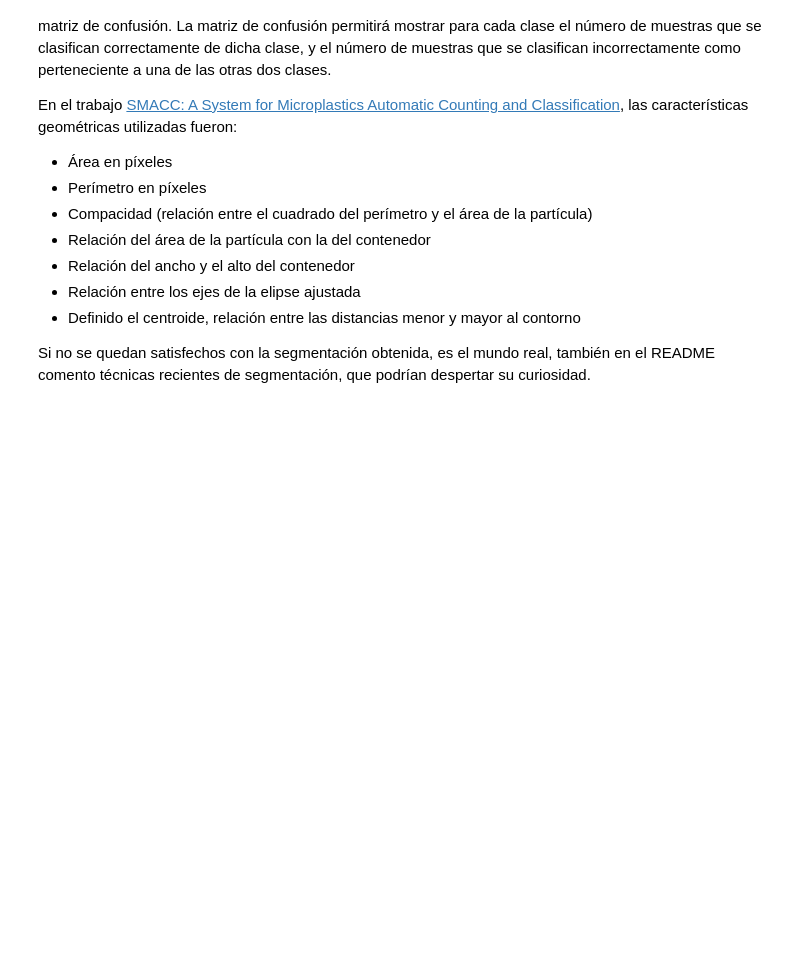
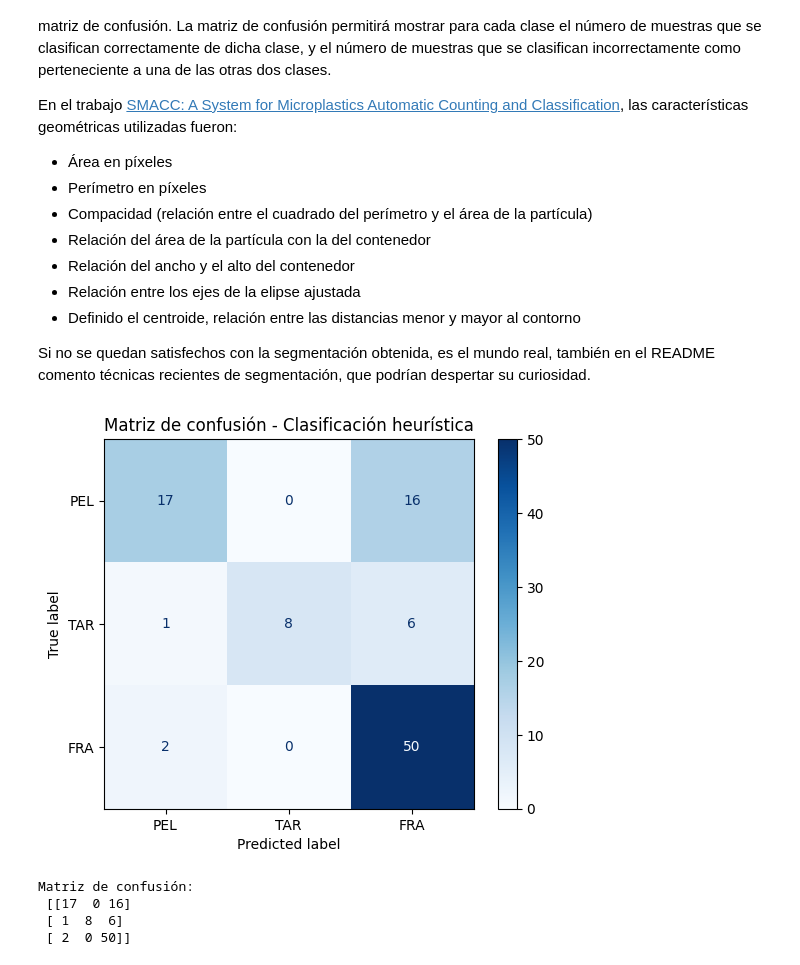
Before and after one commit to davidmrnd/VC, a Jupyter notebook: P3/VC_P3.ipynb, the cells around one changed output. Drawn from its saved outputs; the diff is of its cells as text; code cells hidden in the pictures; blank space fills up the shorter version.

Commit message:
matriz de confusion

```diff
--- a/P3/VC_P3.ipynb
+++ b/P3/VC_P3.ipynb
@@ -202,3 +222,22 @@ En el trabajo [SMACC: A System for Microplastics Automatic Counting and Classifi
 - Definido el centroide, relación entre las distancias menor y mayor al contorno
 
 Si no se quedan satisfechos con la segmentación obtenida, es el mundo real, también en el README comento técnicas recientes de segmentación, que podrían despertar su curiosidad.
+# %%
+# --- Calcular y mostrar matriz de confusión ---
+labels = ['PEL', 'TAR', 'FRA']
+
+if len(y_true) == 0:
+    print("No se encontraron coincidencias entre contornos y etiquetas reales.")
+else:
+    cm = confusion_matrix(y_true, y_pred, labels=labels)
+    disp = ConfusionMatrixDisplay(confusion_matrix=cm, display_labels=labels)
+    disp.plot(cmap='Blues', values_format='d')
+    plt.title('Matriz de confusión - Clasificación heurística')
+    plt.show()
+    print("Matriz de confusión:\n", cm)
+# %% [output]
+[figure, added]
+Matriz de confusión:
+ [[17  0 16]
+ [ 1  8  6]
+ [ 2  0 50]]
```
Also changed, not shown: parts of 2 cells of this notebook, 2 other files.
